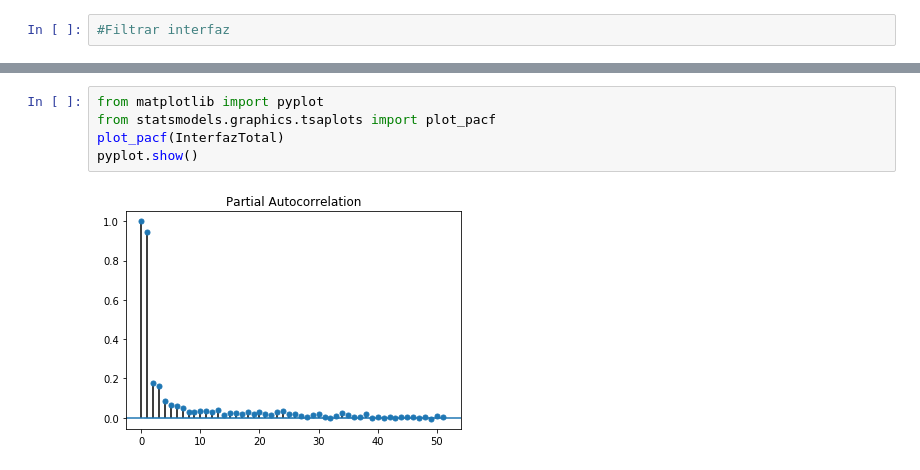
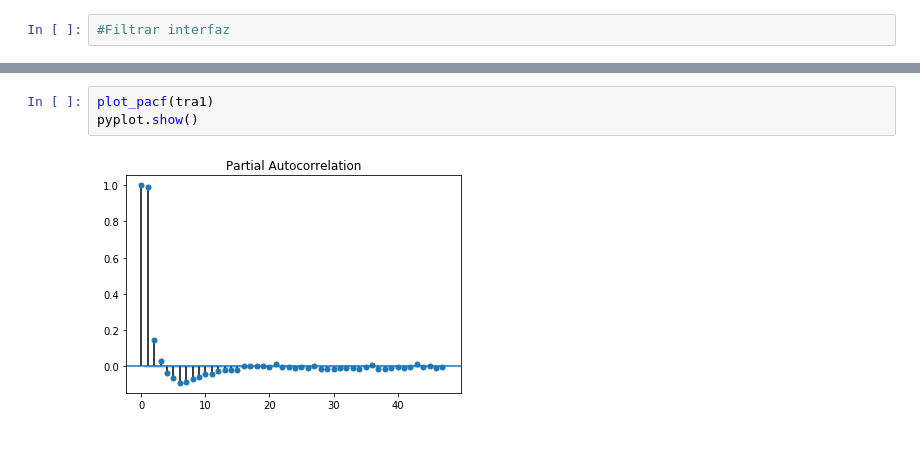
Before and after one commit to Coptero/Machine-Learning, a Jupyter notebook: ARIMA.ipynb, the cells around one changed output, grey strips where cells are left out. Cells and saved outputs as stored; diff of their text form.

```diff
--- a/ARIMA.ipynb
+++ b/ARIMA.ipynb
@@ -215,8 +124,6 @@ The approximate confidence interval is +/- 0.01
-# %%
-from matplotlib import pyplot
-from statsmodels.graphics.tsaplots import plot_pacf
-plot_pacf(InterfazTotal)
-pyplot.show()
-# %% [output]
-[figure, removed]
+# %%
+plot_pacf(tra1)
+pyplot.show()
+# %% [output]
+[figure, added]
 # %%
```
Also changed, not shown: parts of 23 cells of this notebook.
